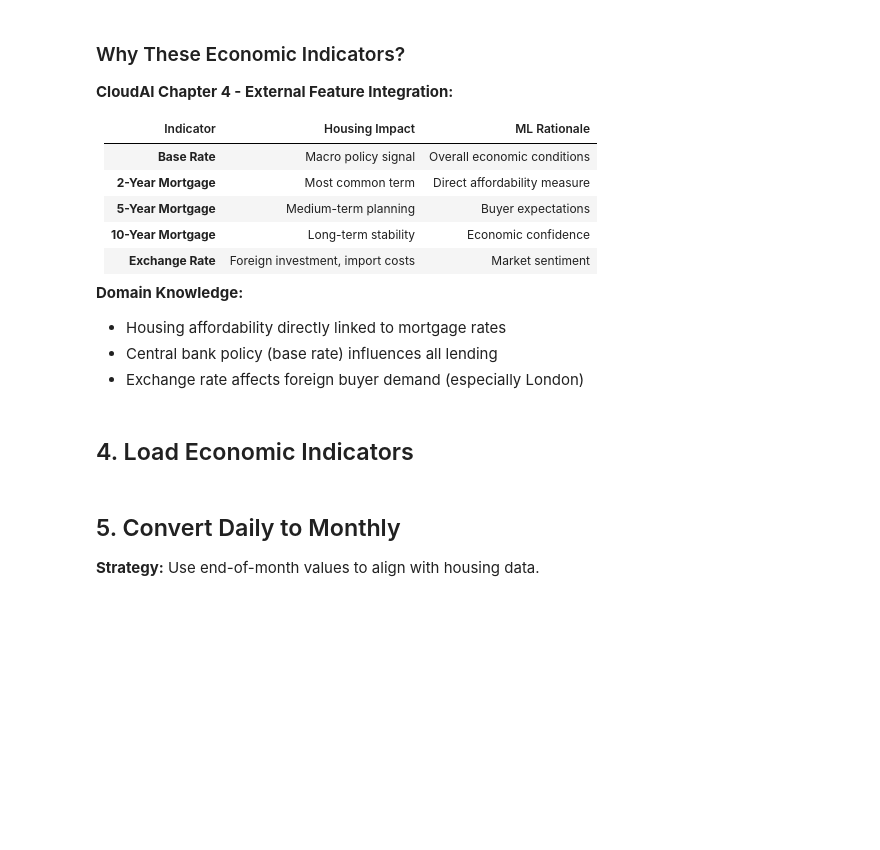
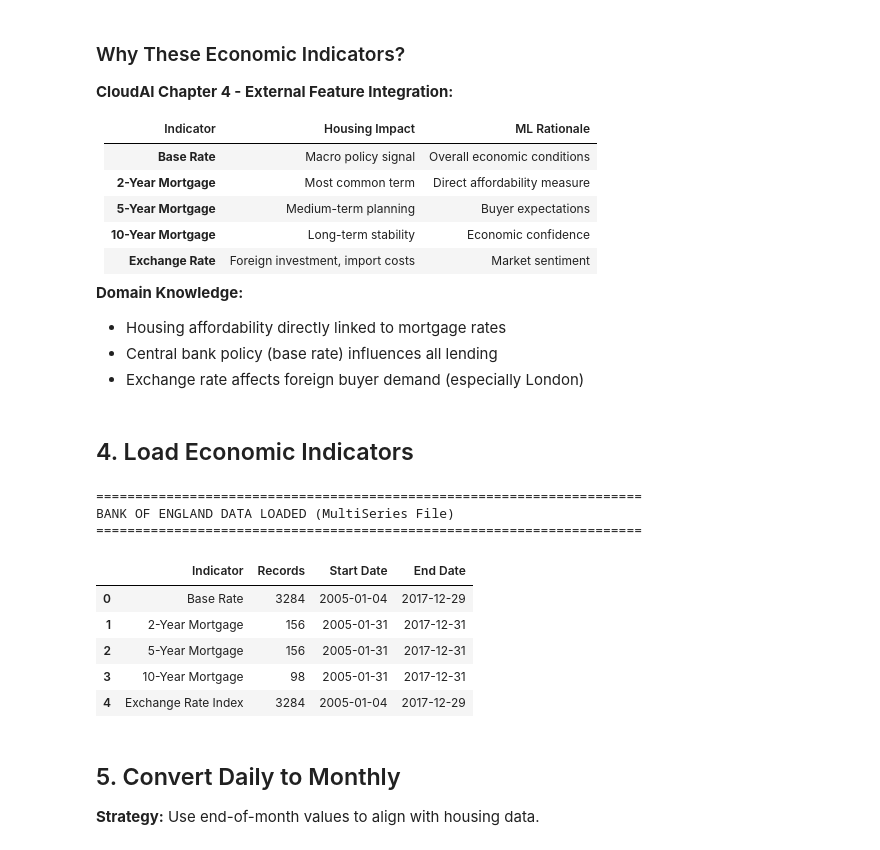
Before and after one commit to JoNaulaerts/Machine-Learning-Project-TM-2025, a Jupyter notebook: Dataset_1_UK_Housing/Code/02_economic_integration.ipynb, the cells around one changed output. Saved outputs shown, nothing was run; the diff lists cells and outputs as text; code cells hidden in the pictures; blank space fills up the shorter version.

```diff
--- a/Dataset_1_UK_Housing/Code/02_economic_integration.ipynb
+++ b/Dataset_1_UK_Housing/Code/02_economic_integration.ipynb
@@ -43,12 +43,8 @@ BOE_DIR = DATA_DIR / 'boe'
 OUTPUT_DIR = DATA_DIR / 'economic_output'
 OUTPUT_DIR.mkdir(exist_ok=True)
 
-# Bank of England CSV files
-BASERATE_FILE = BOE_DIR / 'IUDBEDR-20241108153635.csv'
-MORTGAGE_2YR_FILE = BOE_DIR / 'IUMBV42-20241108154301.csv'
-MORTGAGE_5YR_FILE = BOE_DIR / 'IUMBV34-20241108154628.csv'
-MORTGAGE_10YR_FILE = BOE_DIR / 'IUMBV37-20241108155118.csv'
-EXCHANGE_FILE = BOE_DIR / 'BK67-20241108155732.csv'
+# Bank of England MultiSeries CSV file
+MULTISERIES_FILE = BOE_DIR / 'MultiSeries  Bank of England  Database.csv'
 # %% [markdown]
 ## 3. Helper Function: Load BoE Data
 # %% [markdown]
@@ -102,27 +106,39 @@ def load_boe_csv(filepath, column_name):
 # %% [markdown]
 ## 4. Load Economic Indicators
 # %%
-# Load all indicators
-baserate = load_boe_csv(BASERATE_FILE, 'base_rate')
-mortgage_2yr = load_boe_csv(MORTGAGE_2YR_FILE, 'mortgage_2yr')
-mortgage_5yr = load_boe_csv(MORTGAGE_5YR_FILE, 'mortgage_5yr')
-mortgage_10yr = load_boe_csv(MORTGAGE_10YR_FILE, 'mortgage_10yr')
-exchange = load_boe_csv(EXCHANGE_FILE, 'exchange_rate_index')
+# Load all indicators from MultiSeries file
+indicators = load_multiseries_boe(MULTISERIES_FILE)
+
+baserate = indicators['base_rate']
+mortgage_2yr = indicators['mortgage_2yr']
+mortgage_5yr = indicators['mortgage_5yr']
+mortgage_10yr = indicators['mortgage_10yr']
+exchange = indicators['exchange_rate_index']
 
 # Create summary dataframe
 load_summary = pd.DataFrame({
     'Indicator': ['Base Rate', '2-Year Mortgage', '5-Year Mortgage', '10-Year Mortgage', 'Exchange Rate Index'],
     'Records': [len(baserate), len(mortgage_2yr), len(mortgage_5yr), len(mortgage_10yr), len(exchange)],
     'Start Date': [baserate['date'].min(), mortgage_2yr['date'].min(), mortgage_5yr['date'].min(),
                    mortgage_10yr['date'].min(), exchange['date'].min()],
     'End Date': [baserate['date'].max(), mortgage_2yr['date'].max(), mortgage_5yr['date'].max(),
                  mortgage_10yr['date'].max(), exchange['date'].max()]
 })
 
 print("="*70)
-print("BANK OF ENGLAND DATA LOADED")
+print("BANK OF ENGLAND DATA LOADED (MultiSeries File)")
 print("="*70)
 display(load_summary)
+# %% [output]
+======================================================================
+BANK OF ENGLAND DATA LOADED (MultiSeries File)
+======================================================================
+|  | Indicator | Records | Start Date | End Date |
+| 0 | Base Rate | 3284 | 2005-01-04 | 2017-12-29 |
+| 1 | 2-Year Mortgage | 156 | 2005-01-31 | 2017-12-31 |
+| 2 | 5-Year Mortgage | 156 | 2005-01-31 | 2017-12-31 |
+| 3 | 10-Year Mortgage | 98 | 2005-01-31 | 2017-12-31 |
+| 4 | Exchange Rate Index | 3284 | 2005-01-04 | 2017-12-29 |
 # %% [markdown]
 ## 5. Convert Daily to Monthly
 
```
Also changed, not shown: parts of 10 cells of this notebook, 6 other files.
